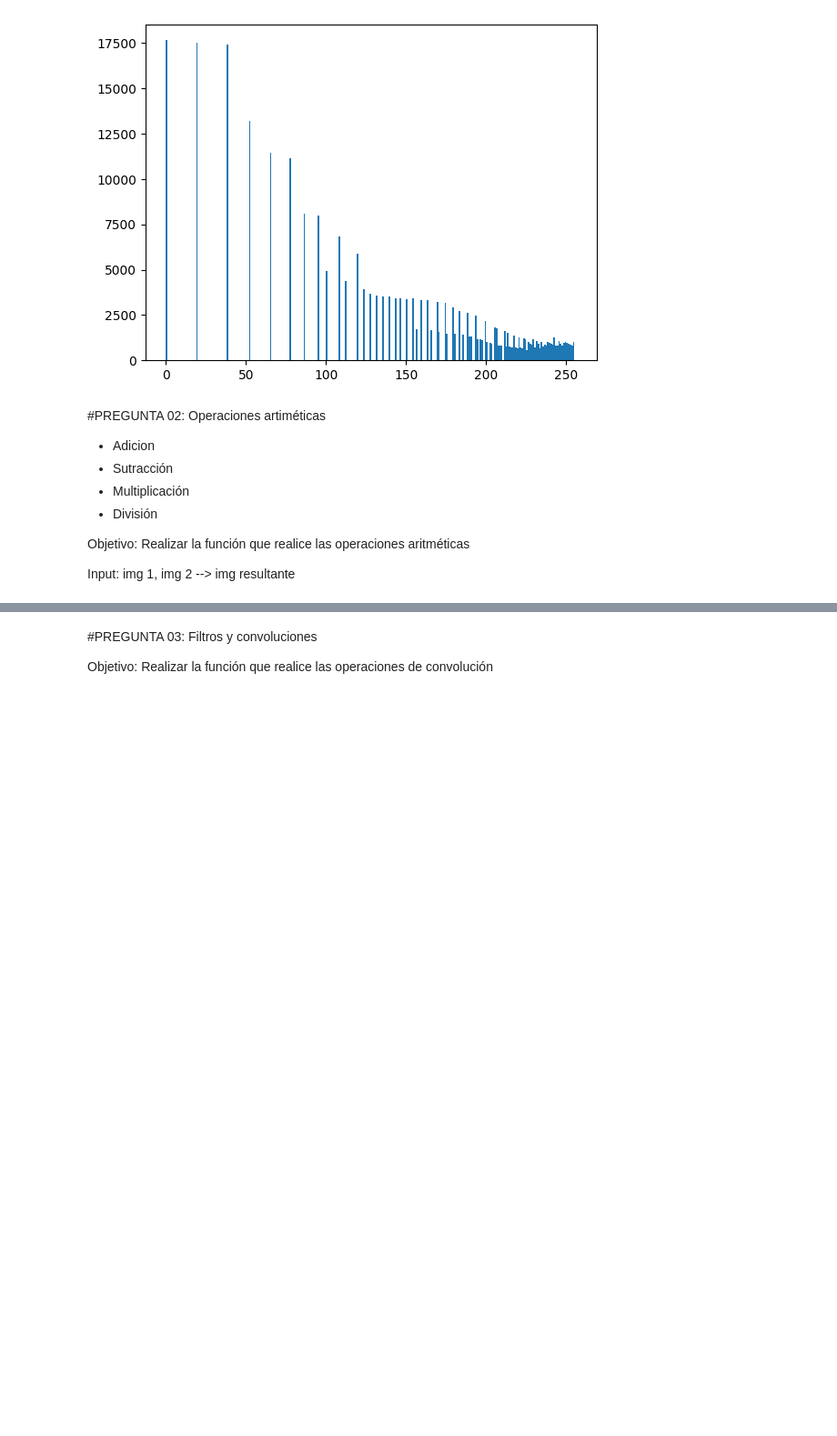
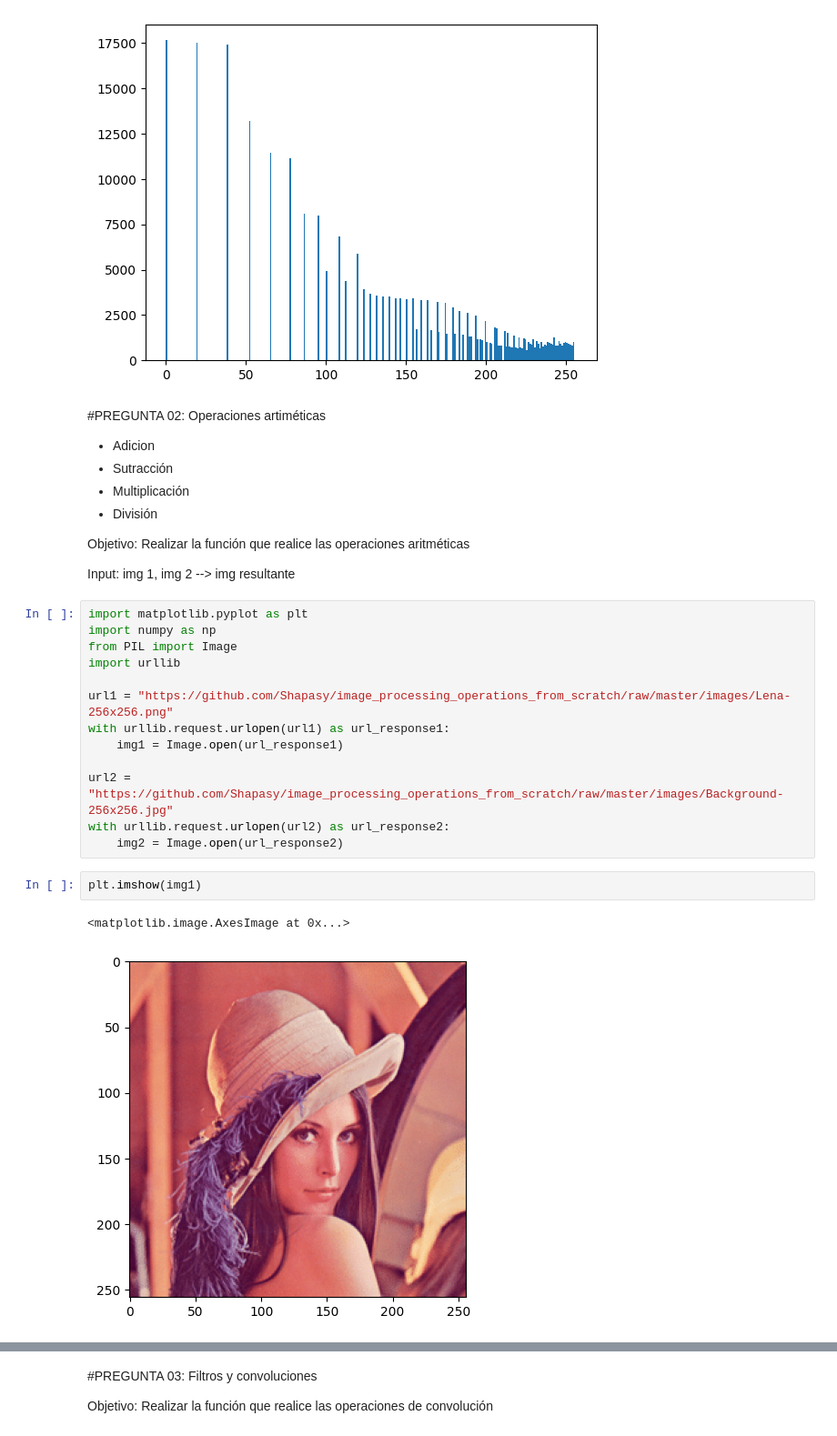
Before and after one commit to fredyhuancatorres/VA-Tarea-01, a Jupyter notebook: VA_tarea01.ipynb, the cells around one changed output, grey strips where cells are left out. Shown at 91% size. Saved outputs shown, nothing was run; the diff lists cells and outputs as text; blank space fills up the shorter version.

```diff
--- a/VA_tarea01.ipynb
+++ b/VA_tarea01.ipynb
@@ -220,3 +191,21 @@ plt.show()
 Objetivo: Realizar la función que realice las operaciones aritméticas
 
 Input: img 1, img 2  --> img resultante
+# %%
+import matplotlib.pyplot as plt
+import numpy as np
+from PIL import Image
+import urllib
+
+url1 = "https://github.com/Shapasy/image_processing_operations_from_scratch/raw/master/images/Lena-256x256.png"
+with urllib.request.urlopen(url1) as url_response1:
+    img1 = Image.open(url_response1)
+
+url2 = "https://github.com/Shapasy/image_processing_operations_from_scratch/raw/master/images/Background-256x256.jpg"
+with urllib.request.urlopen(url2) as url_response2:
+    img2 = Image.open(url_response2)
+# %%
+plt.imshow(img1)
+# %% [output]
+<matplotlib.image.AxesImage at 0x...>
+[figure, added]
```
Also changed, not shown: parts of 7 cells of this notebook.
